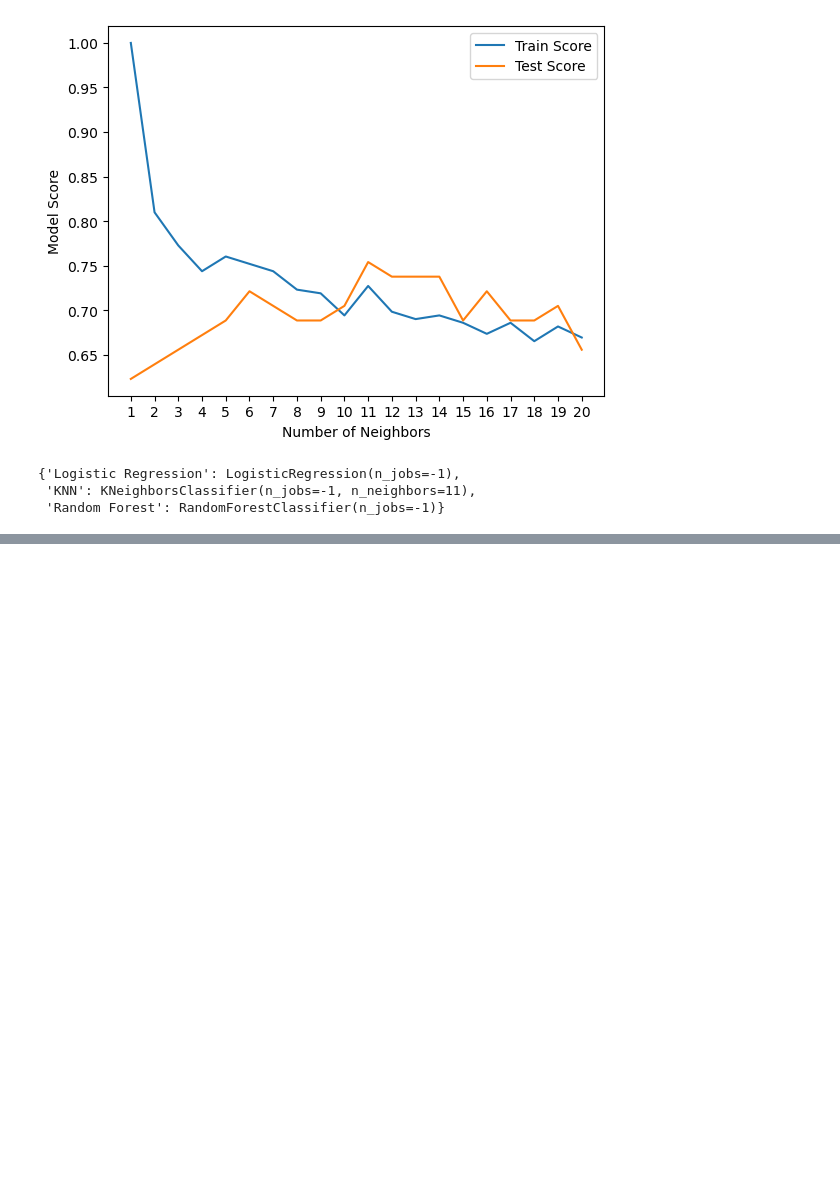
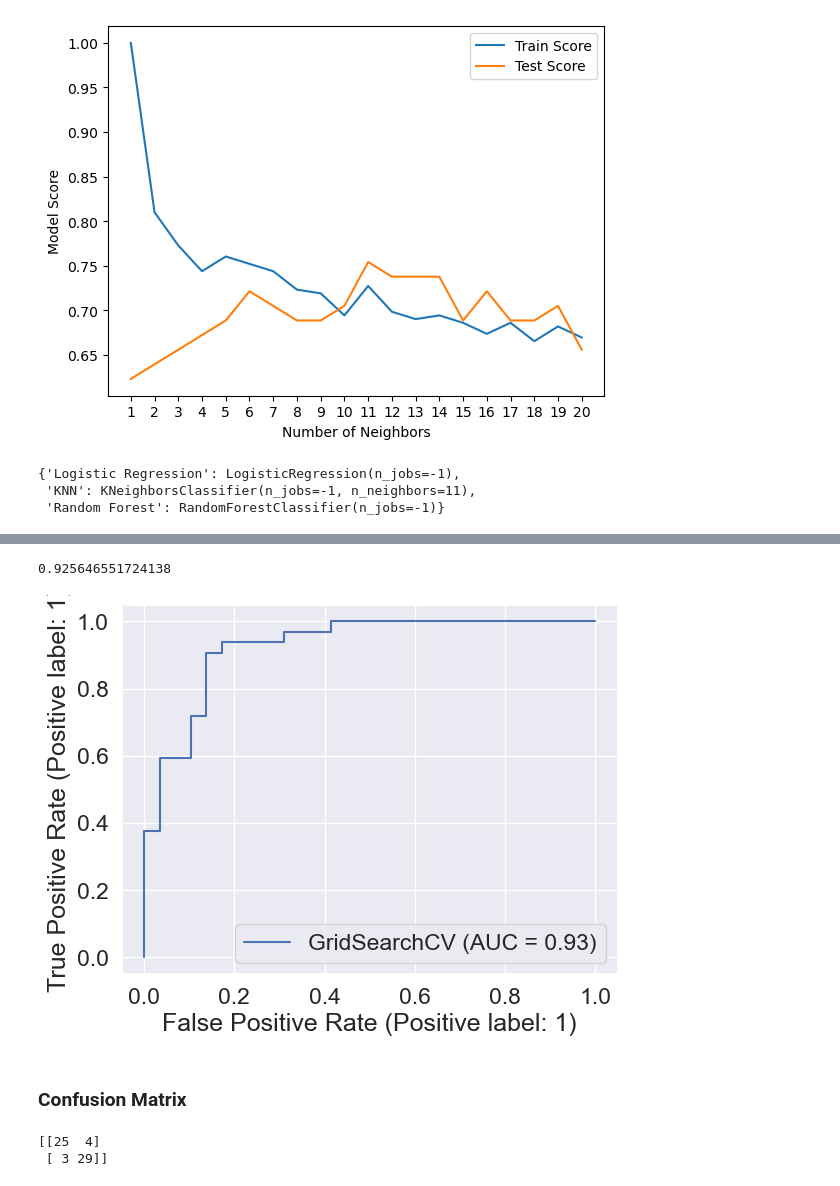
Before and after one commit to lorenarms/Machine_Learning, a Jupyter notebook: heart_disease_project/Predict-Heart-Disease.ipynb, the cells around one changed output, grey strips where cells are left out. Saved outputs shown, nothing was run; the diff lists cells and outputs as text; code cells hidden in the pictures; blank space fills up the shorter version.

```diff
--- a/heart_disease_project/Predict-Heart-Disease.ipynb
+++ b/heart_disease_project/Predict-Heart-Disease.ipynb
@@ -400,3 +441,15 @@ rf_grid = {"n_estimators": np.arange(10, 1000, 50),
            "max_depth": [None, 3, 5, 10],
            "min_samples_split": np.arange(2, 20, 2),
            "min_samples_leaf": np.arange(1, 20, 2)}
+# %%
+# Tune Logistic Regression
+
+np.random.seed(42)
+rs_log_reg = RandomizedSearchCV(LogisticRegression(),
+                               param_distributions=log_reg_grid,
+                               cv=5,
+                               n_iter=20,
+                               verbose=True)
+
+# Fit
+rs_log_reg.fit(X_train, y_train)
@@ -402,0 +475,12 @@ rf_grid = {"n_estimators": np.arange(10, 1000, 50),
+# %%
+# Tune Random Forest Classifier
+
+np.random.seed(42)
+
+rs_rf = RandomizedSearchCV(RandomForestClassifier(n_jobs=-1),
+                          param_distributions=rf_grid,
+                          cv=5,
+                          n_iter=20,
+                          verbose=True)
+
+rs_rf.fit(X_train, y_train)
@@ -402,0 +605,18 @@ rf_grid = {"n_estimators": np.arange(10, 1000, 50),
+# %%
+roc_auc_score(y_test, y_probs_positive)
+# %% [output]
+0.925646551724138
+# %%
+RocCurveDisplay.from_estimator(estimator=gs_log_reg,
+                              X=X_test,
+                              y=y_test);
+# %% [output]
+[figure, added]
+# %% [markdown]
+### Confusion Matrix
+# %%
+# Confusion Matrix
+print(confusion_matrix(y_test, y_preds))
+# %% [output]
+[[25  4]
+ [ 3 29]]
```
Also changed, not shown: parts of 38 cells of this notebook, 1 other file.
